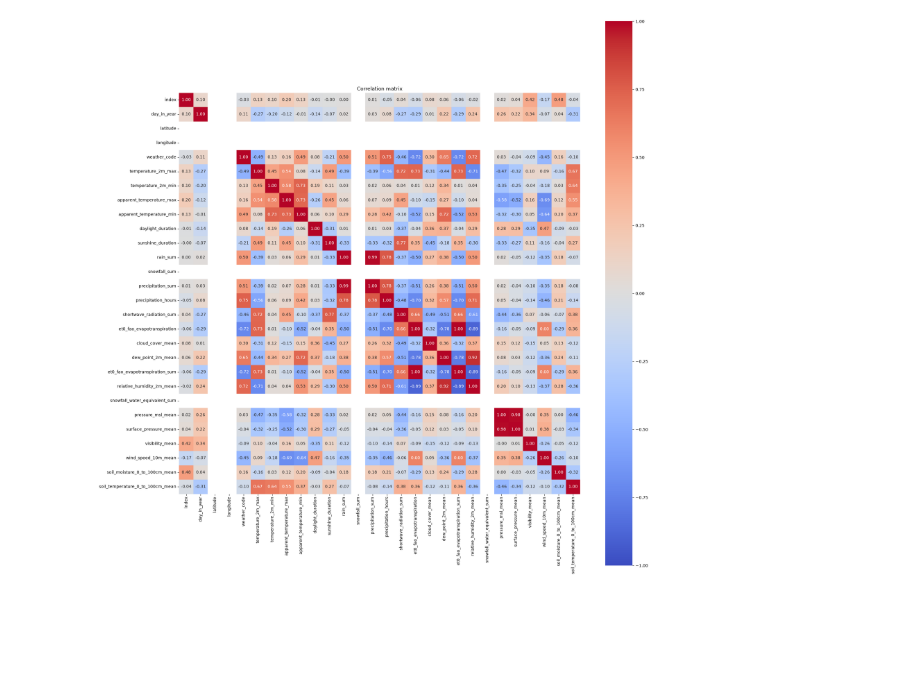
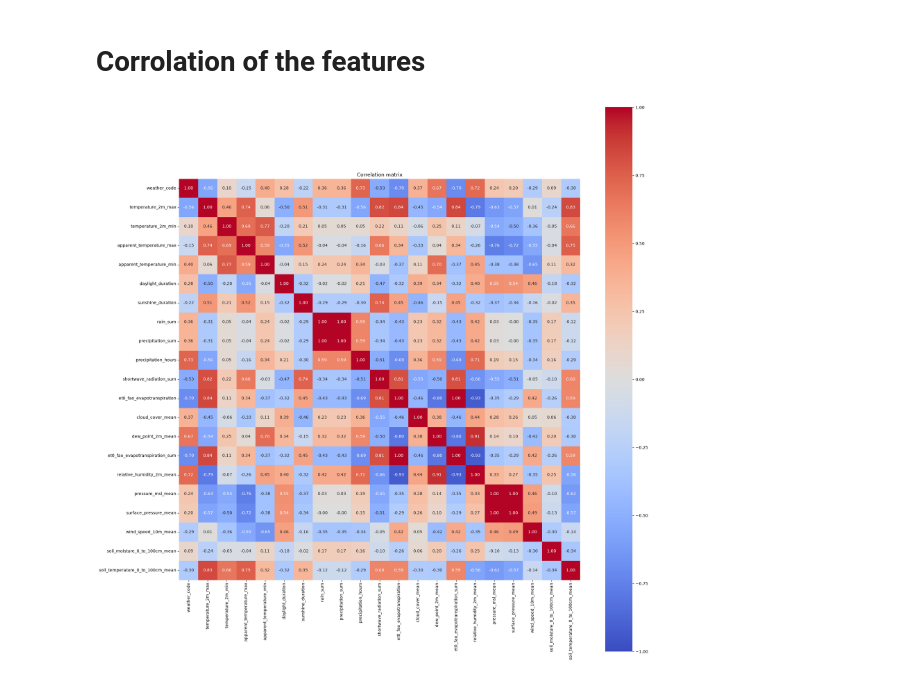
Before and after one commit to lauradmch/NappeCast-forecasting, a Jupyter notebook: notebooks/test_data.ipynb, the cells around one changed output. Drawn from its saved outputs; the diff is of its cells as text; code cells hidden in the pictures; blank space fills up the shorter version.

```diff
--- a/notebooks/test_data.ipynb
+++ b/notebooks/test_data.ipynb
@@ -15,0 +7,6 @@ df.head()
+# %%
+# Loading the dataframe
+input_path = Path("..") / 'data' / 'external' / 'meteo_data.csv'
+df = pd.read_csv(input_path)
+display(df.head(5))
+print("Shape of the meteo dataframe:\n", df.shape)
@@ -66,5 +73,4 @@ dtype: int64
 # %%
-df = df.drop(columns=["precipitation_probability_max", "showers_sum", "uv_index_clear_sky_max", "uv_index_max"])
-df = df[df["date"]>= "2017-01-01"]
+# cleaning
+df = df.drop(columns=["Unnamed: 0", "precipitation_probability_max", "uv_index_clear_sky_max", "uv_index_max", "visibility_mean", "showers_sum", "snowfall_sum", "longitude", "latitude", "snowfall_water_equivalent_sum"])
+df = df.rename(columns={"date":"date_index"})
-# %%
-df = df.rename(columns={"Unnamed: 0.1": "index", "Unnamed: 0": "day_in_year"})
@@ -102 +77,3 @@ dtype: int64
+# %% [markdown]
+# Corrolation of the features
 # %%
@@ -106,10 +80,9 @@ import matplotlib.pyplot as plt
 corr = df.corr(method='pearson', numeric_only=True)
 # %%
 plt.figure(figsize=(20, 20))
-sns.heatmap(corr, annot=True, fmt='.2f', cmap='coolwarm',
-            vmin=-1, vmax=1, square=True)
+sns.heatmap(corr, annot=True, fmt='.2f', cmap='coolwarm',vmin=-1, vmax=1, square=True)
 plt.title('Correlation matrix')
 plt.tight_layout()
 plt.show()
 # %% [output]
-[figure, old version]
+[figure, new version]
```
Also changed, not shown: parts of 12 cells of this notebook.
